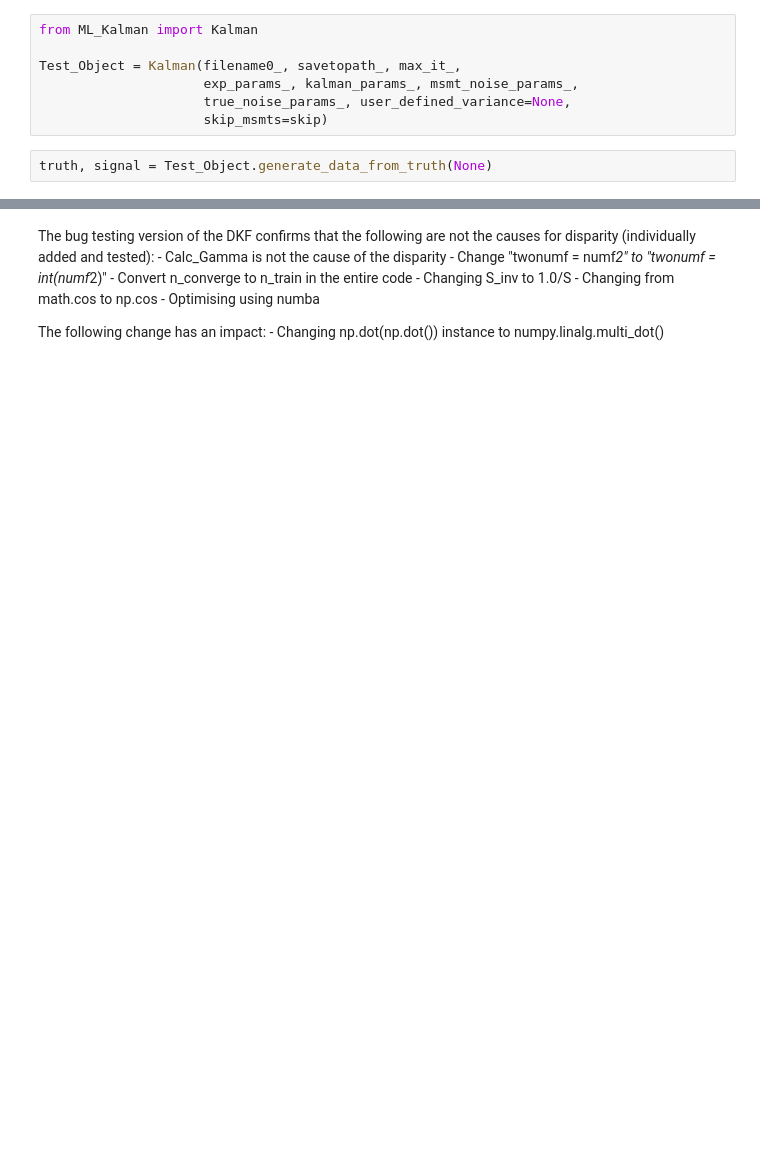
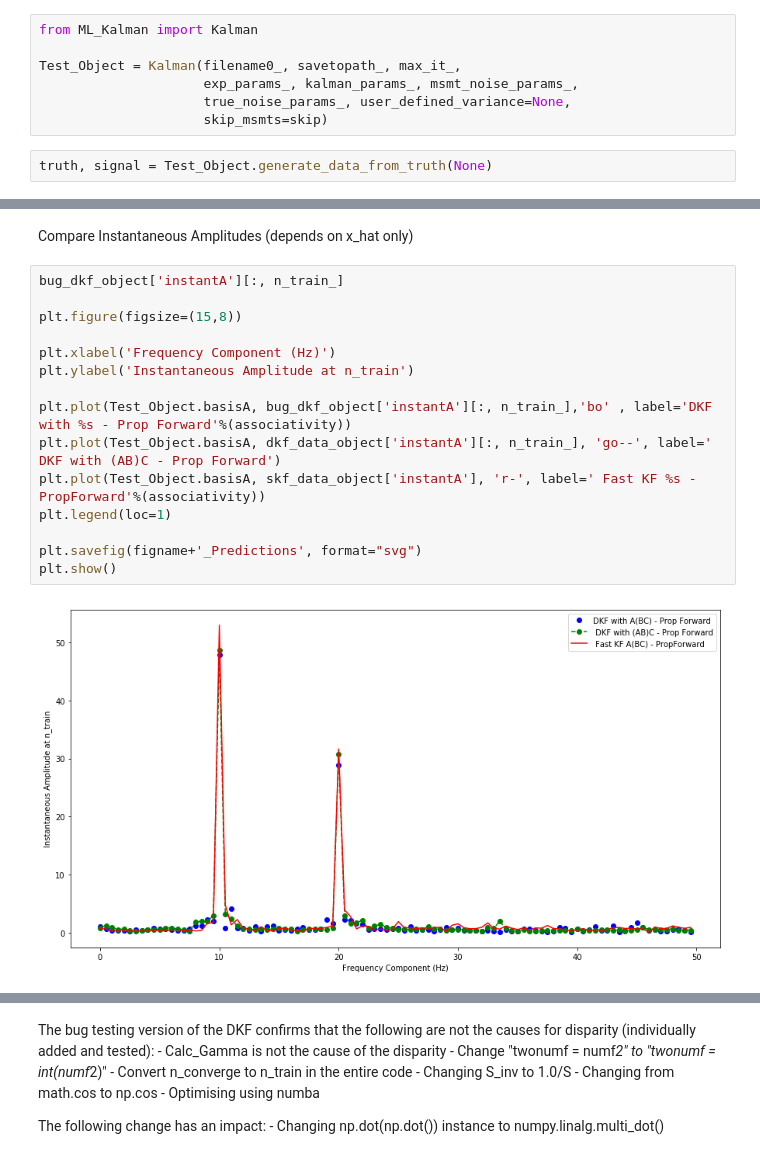
Before and after one commit to riddhisw/predictiveest, a Jupyter notebook: Bug Testing.ipynb, the cells around one changed output, grey strips where cells are left out. Saved outputs shown, nothing was run; the diff lists cells and outputs as text; blank space fills up the shorter version.

```diff
--- a/Bug Testing.ipynb
+++ b/Bug Testing.ipynb
@@ -129,0 +245,19 @@ skf_data_object2 = np.load('Fast_KF_II.npz')
+# %% [markdown]
+Compare Instantaneous Amplitudes (depends on x_hat only)
+# %%
+bug_dkf_object['instantA'][:, n_train_]
+
+plt.figure(figsize=(15,8))
+
+plt.xlabel('Frequency Component (Hz)')
+plt.ylabel('Instantaneous Amplitude at n_train')
+
+plt.plot(Test_Object.basisA, bug_dkf_object['instantA'][:, n_train_],'bo' , label='DKF with %s - Prop Forward'%(associativity))
+plt.plot(Test_Object.basisA, dkf_data_object['instantA'][:, n_train_], 'go--', label=' DKF with (AB)C - Prop Forward')
+plt.plot(Test_Object.basisA, skf_data_object['instantA'], 'r-', label=' Fast KF %s - PropForward'%(associativity))
+plt.legend(loc=1)
+
+plt.savefig(figname+'_Predictions', format="svg")
+plt.show()
+# %% [output]
+[figure, added]
```
Also changed, not shown: parts of 22 cells of this notebook, 1 other file.
